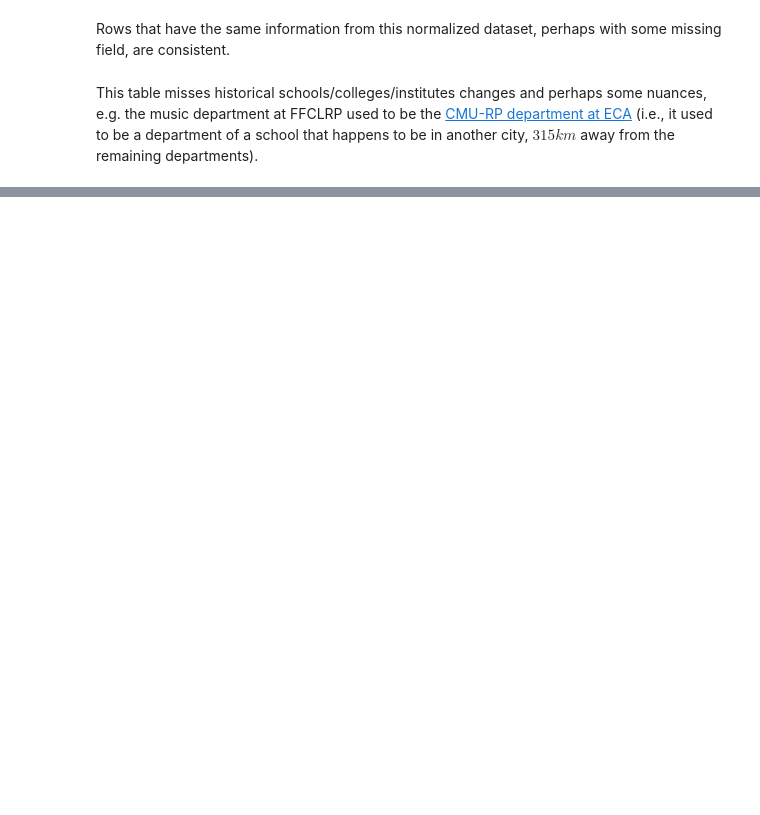
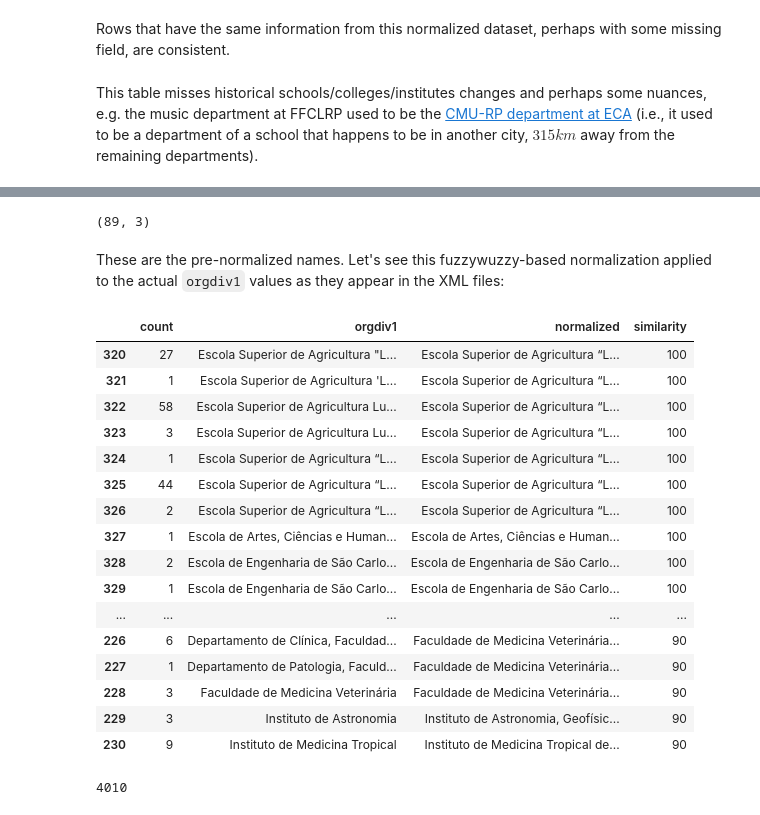
Before and after one commit to scieloorg/normalizations-experiments, a Jupyter notebook: experiments_2018-08_usp.ipynb, the cells around one changed output, grey strips where cells are left out. Saved outputs shown, nothing was run; the diff lists cells and outputs as text; code cells hidden in the pictures; blank space fills up the shorter version.

Commit message:
Add fuzzywuzzy experiment on USP data

```diff
--- a/experiments_2018-08_usp.ipynb
+++ b/experiments_2018-08_usp.ipynb
@@ -231,0 +381,3 @@ e.g. the music department at FFCLRP used to be the
+# %%
+d1inames = usp_ipre["institution_orgdiv1"].drop_duplicates()
+d1inames.shape
@@ -231,0 +388,18 @@ e.g. the music department at FFCLRP used to be the
+# %%
+norgdiv1s = npre["institution_orgdiv1"].unique()
+od1_normalization_table = pd.DataFrame(
+    d1inames.apply(
+        lambda name:
+            name
+                and process.extractOne(query=name, choices=norgdiv1s, score_cutoff=80)
+                or ("", 0)
+    ).values.tolist(),
+    index=d1inames.index,
+    columns=["normalized", "similarity"],
+).assign(orgdiv1=d1inames) \
+ .reindex(["orgdiv1", "normalized", "similarity"], axis=1) \
+ .sort_values(
+     by=["similarity", "normalized", "orgdiv1"],
+     ascending=[False, True, True],
+ )
+od1_normalization_table[lambda df: df["similarity"] >= 90]
@@ -231,0 +424,55 @@ e.g. the music department at FFCLRP used to be the
+# %%
+od1_normalization_table[lambda df: df["similarity"] >= 90].shape
+# %% [output]
+(89, 3)
+# %% [markdown]
+These are the pre-normalized names.
+Let's see this fuzzywuzzy-based normalization
+applied to the actual `orgdiv1` values
+as they appear in the XML files:
+# %%
+npre_od1_pairs = ndataset[["institution_orgdiv1"]].assign(nn=npre["institution_orgdiv1"])
+ipre_od1_pairs = idataset[usp_ipre_selector].assign(ni=ipre["institution_orgdiv1"])
+fw_result = pd.merge(
+    ipre_od1_pairs,
+    pd.merge(od1_normalization_table, npre_od1_pairs, left_on="normalized", right_on="nn")
+      .rename({"institution_orgdiv1": "institution_orgdiv1_normalized"}, axis=1),
+    left_on="ni",
+    right_on="orgdiv1",
+).drop(columns=["ni", "orgdiv1", "normalized", "nn"]) \
+ .rename({"institution_orgdiv1": "orgdiv1",
+          "institution_orgdiv1_normalized": "normalized"},
+         axis=1) \
+ .groupby(["similarity", "normalized", "orgdiv1"]) \
+ .size() \
+ .rename("count") \
+ .reset_index() \
+ .reindex(["count", "orgdiv1", "normalized", "similarity"], axis=1) \
+ .sort_values(
+     by=["similarity", "normalized", "orgdiv1"],
+     ascending=[False, True, True],
+ )
+fw_result[lambda df: df["similarity"] >= 90]
+# %% [output]
+|  | count | orgdiv1 | normalized | similarity |
+| 320 | 27 | Escola Superior de Agricultura "L... | Escola Superior de Agricultura “L... | 100 |
+| 321 | 1 | Escola Superior de Agricultura 'L... | Escola Superior de Agricultura “L... | 100 |
+| 322 | 58 | Escola Superior de Agricultura Lu... | Escola Superior de Agricultura “L... | 100 |
+| 323 | 3 | Escola Superior de Agricultura Lu... | Escola Superior de Agricultura “L... | 100 |
+| 324 | 1 | Escola Superior de Agricultura “L... | Escola Superior de Agricultura “L... | 100 |
+| 325 | 44 | Escola Superior de Agricultura “L... | Escola Superior de Agricultura “L... | 100 |
+| 326 | 2 | Escola Superior de Agricultura “L... | Escola Superior de Agricultura “L... | 100 |
+| 327 | 1 | Escola de Artes, Ciências e Human... | Escola de Artes, Ciências e Human... | 100 |
+| 328 | 2 | Escola de Engenharia de São Carlo... | Escola de Engenharia de São Carlo... | 100 |
+| 329 | 1 | Escola de Engenharia de São Carlo... | Escola de Engenharia de São Carlo... | 100 |
+| ... | ... | ... | ... | ... |
+| 226 | 6 | Departamento de Clínica, Faculdad... | Faculdade de Medicina Veterinária... | 90 |
+| 227 | 1 | Departamento de Patologia, Faculd... | Faculdade de Medicina Veterinária... | 90 |
+| 228 | 3 | Faculdade de Medicina Veterinária | Faculdade de Medicina Veterinária... | 90 |
+| 229 | 3 | Instituto de Astronomia | Instituto de Astronomia, Geofísic... | 90 |
+| 230 | 9 | Instituto de Medicina Tropical | Instituto de Medicina Tropical de... | 90 |
+# %%
+# Number of normalizations performed
+fw_result[lambda df: df["similarity"] >= 90]["count"].sum()
+# %% [output]
+4010
```
Also changed, not shown: parts of 27 cells of this notebook.
